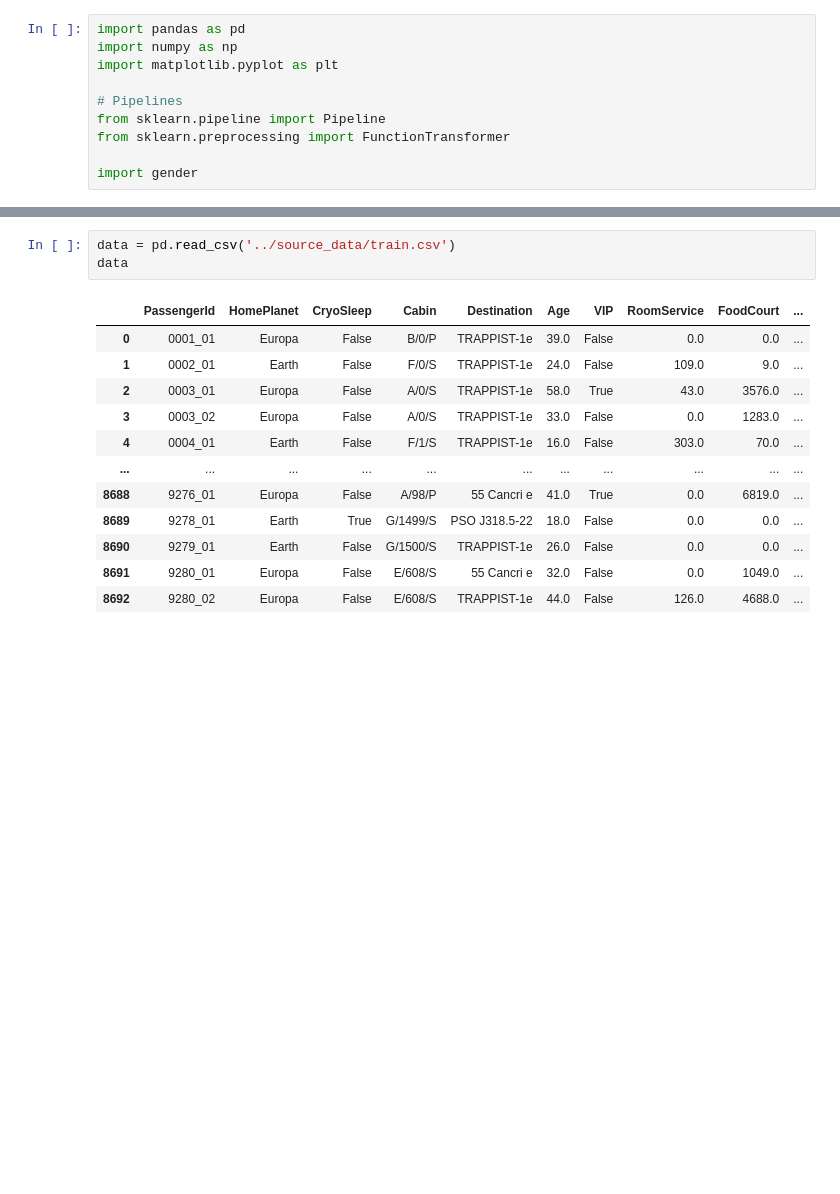
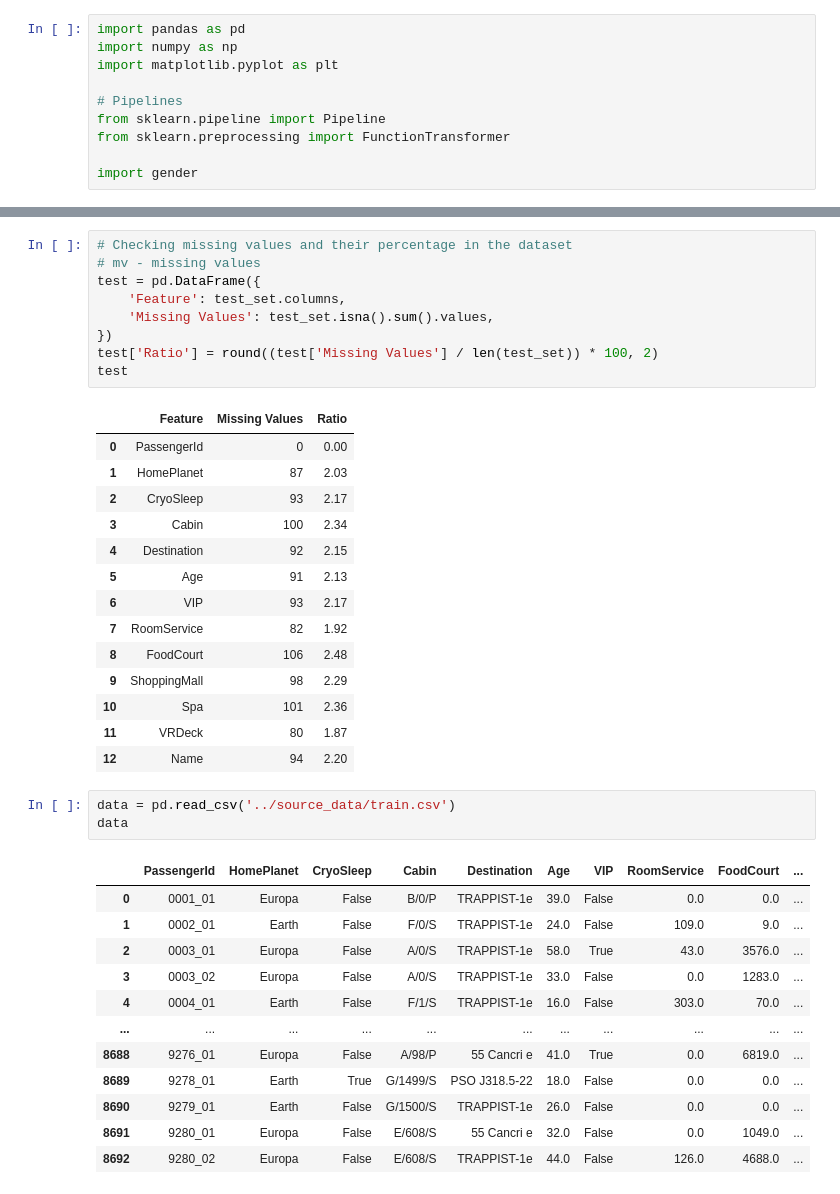
Before and after one commit to plamensve/ML_FINAL_PROJECT, a Jupyter notebook: notebooks/02.preprocessing.ipynb, the cells around one changed output, grey strips where cells are left out. Saved outputs shown, nothing was run; the diff lists cells and outputs as text; blank space fills up the shorter version.

```diff
--- a/notebooks/02.preprocessing.ipynb
+++ b/notebooks/02.preprocessing.ipynb
@@ -11,3 +28,27 @@ import gender
+# %%
+# Checking missing values and their percentage in the dataset
+# mv - missing values
+test = pd.DataFrame({
+    'Feature': test_set.columns,
+    'Missing Values': test_set.isna().sum().values,
+})
+test['Ratio'] = round((test['Missing Values'] / len(test_set)) * 100, 2)
+test
+# %% [output]
+|  | Feature | Missing Values | Ratio |
+| 0 | PassengerId | 0 | 0.00 |
+| 1 | HomePlanet | 87 | 2.03 |
+| 2 | CryoSleep | 93 | 2.17 |
+| 3 | Cabin | 100 | 2.34 |
+| 4 | Destination | 92 | 2.15 |
+| 5 | Age | 91 | 2.13 |
+| 6 | VIP | 93 | 2.17 |
+| 7 | RoomService | 82 | 1.92 |
+| 8 | FoodCourt | 106 | 2.48 |
+| 9 | ShoppingMall | 98 | 2.29 |
+| 10 | Spa | 101 | 2.36 |
+| 11 | VRDeck | 80 | 1.87 |
+| 12 | Name | 94 | 2.20 |
 # %%
 data = pd.read_csv('../source_data/train.csv')
 data
```
Also changed, not shown: parts of 15 cells of this notebook.
